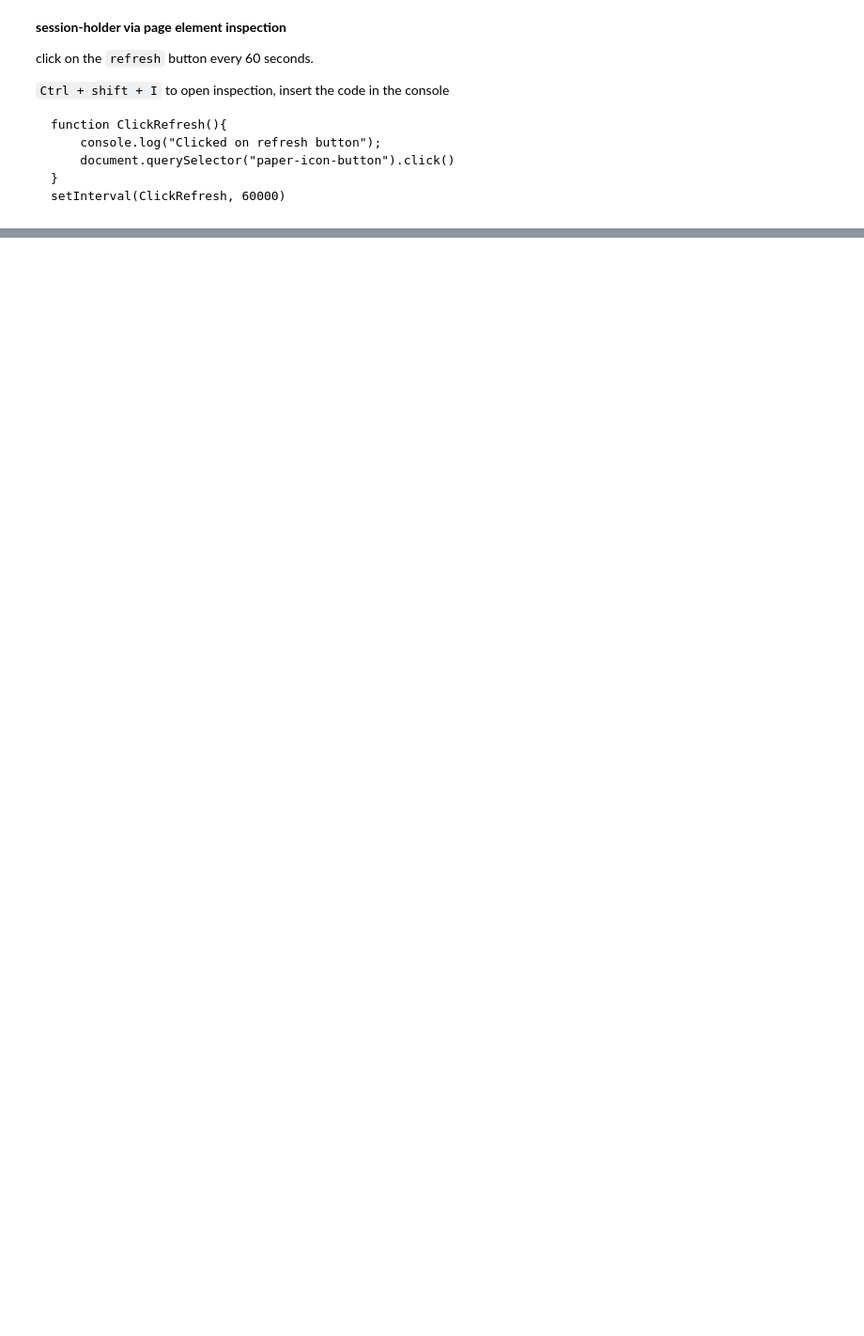
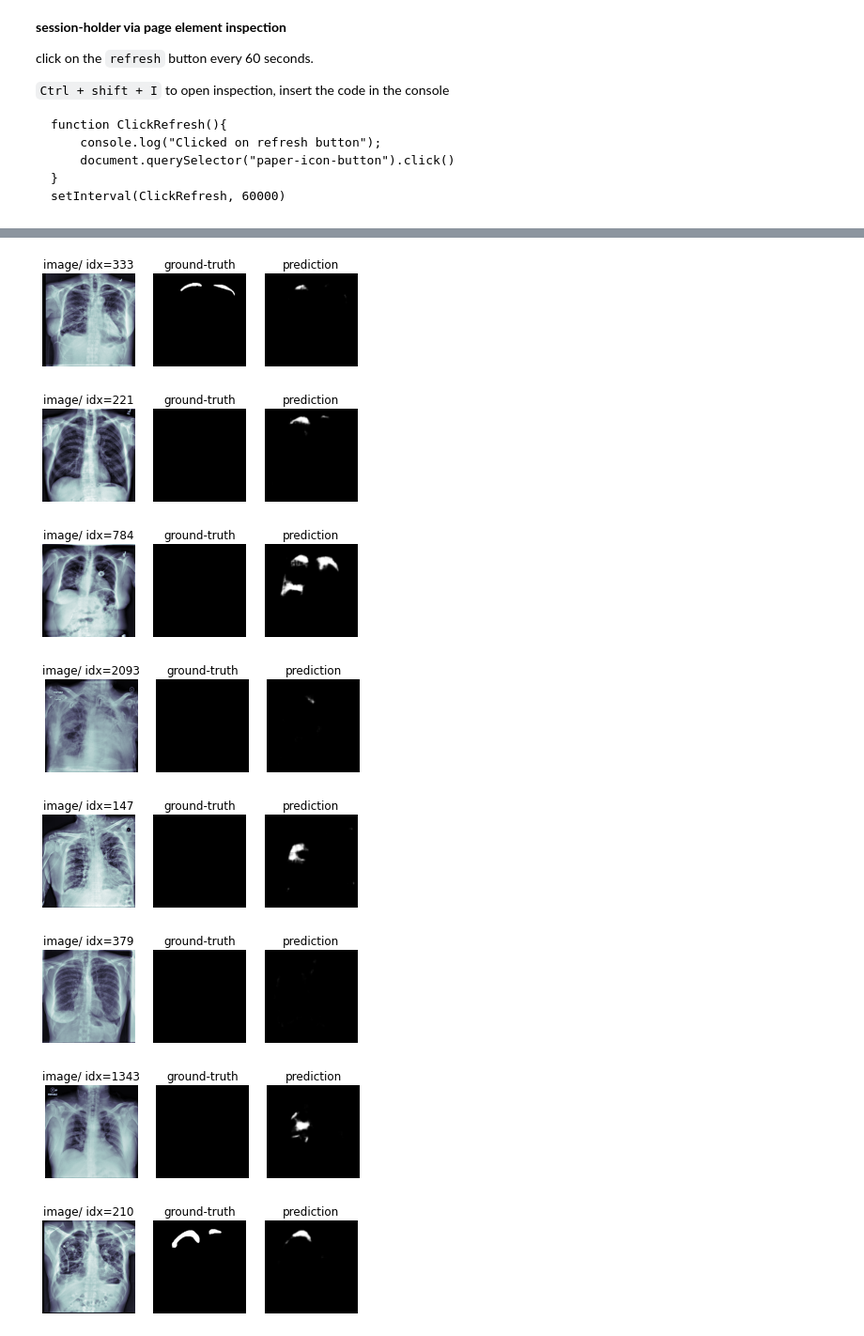
Before and after one commit to armiro/Pneumothorax-Segmentation, a Jupyter notebook: pnx_segmentation.ipynb, the cells around one changed output, grey strips where cells are left out. Shown at 94% size. Saved outputs shown, nothing was run; the diff lists cells and outputs as text; code cells hidden in the pictures; blank space fills up the shorter version.

```diff
--- a/pnx_segmentation.ipynb
+++ b/pnx_segmentation.ipynb
@@ -171,7 +230,7 @@ model.summary()
 # define image augmentation function using keras
 from tensorflow.keras.preprocessing.image import ImageDataGenerator
 
-img_aug = ImageDataGenerator(rotation_range=30, horizontal_flip=True, vertical_flip=False,
+img_aug = ImageDataGenerator(rotation_range=20, horizontal_flip=True, vertical_flip=False,
                              zoom_range=[0.9, 1.1], brightness_range=[0.9, 1.1], rescale=None,
                              width_shift_range=0.1, height_shift_range=0.1, fill_mode='constant',
                              zca_whitening=False, dtype='uint8')
@@ -328,0 +405,28 @@ plt.show()
+# %%
+for i in range(10):
+    idx = np.random.randint(0, len(X_val))
+    fig = plt.figure(num=3, figsize=(6, 2))
+    plt.subplot(1, 3, 1)
+    plt.title('image/ idx=%d' % idx)
+    plt.imshow(X=X_val[idx].squeeze(), cmap='bone')
+    plt.axis('off')
+    plt.subplot(1, 3, 2)
+    plt.title('ground-truth')
+    plt.imshow(X=y_val[idx].squeeze(), cmap='gray')
+    plt.axis('off')
+    plt.subplot(1, 3, 3)
+    plt.title('prediction')
+    pred = model.predict(np.expand_dims(X_val[idx], axis=0))
+    plt.imshow(X=np.squeeze(pred, axis=(0, -1)), cmap='gray')
+    plt.axis('off')
+    plt.show()
+    # fig.savefig('/content/drive/MyDrive/unet_v1_XX.png', bbox_inches='tight')
+# %% [output]
+[figure, added]
+[figure, added]
+[figure, added]
+[figure, added]
+[figure, added]
+[figure, added]
+[figure, added]
+[figure, added]
```
Also changed, not shown: parts of 20 cells of this notebook.
